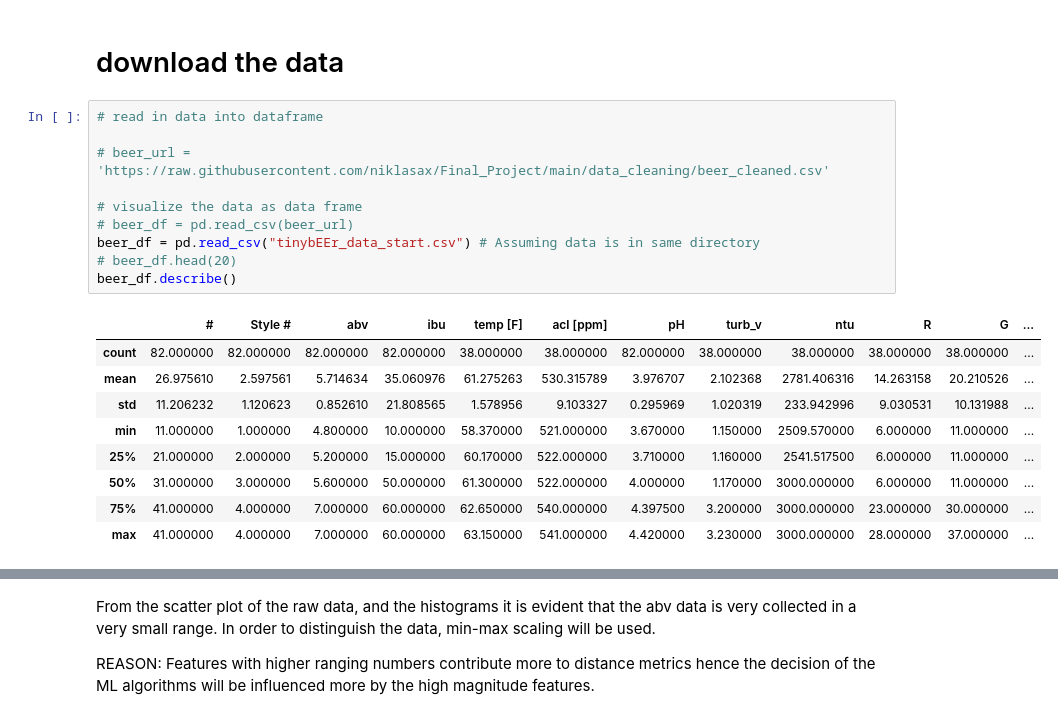
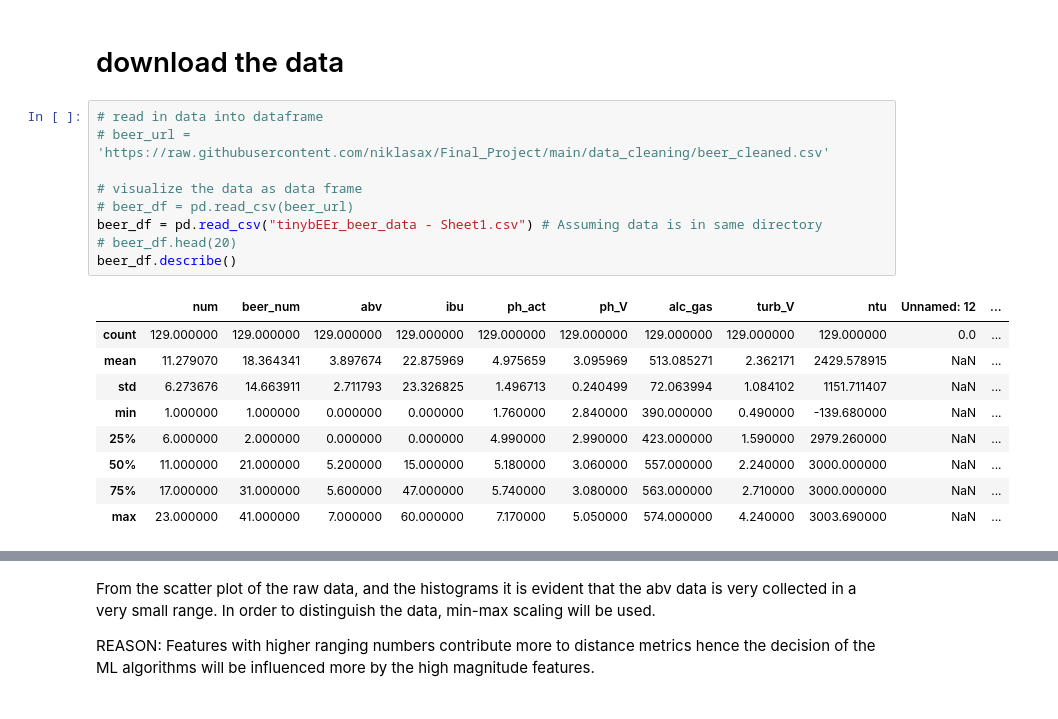
Before and after one commit to aureliusbd/tinybEEr, a Jupyter notebook: BeerModel.ipynb, the cells around one changed output, grey strips where cells are left out. Cells and saved outputs as stored; diff of their text form.

```diff
--- a/BeerModel.ipynb
+++ b/BeerModel.ipynb
@@ -25,23 +25,22 @@ from sklearn.datasets import make_blobs
 # download the data
 # %%
 # read in data into dataframe
-
 # beer_url = 'https://raw.githubusercontent.com/niklasax/Final_Project/main/data_cleaning/beer_cleaned.csv'
 
 # visualize the data as data frame
 # beer_df = pd.read_csv(beer_url)
-beer_df = pd.read_csv("tinybEEr_data_start.csv") # Assuming data is in same directory
+beer_df = pd.read_csv("tinybEEr_beer_data - Sheet1.csv") # Assuming data is in same directory
 # beer_df.head(20)
 beer_df.describe()
 # %% [output]
-|  | # | Style # | abv | ibu | temp [F] | acl [ppm] | pH | turb_v | ntu | R | G | ... |
-| count | 82.000000 | 82.000000 | 82.000000 | 82.000000 | 38.000000 | 38.000000 | 82.000000 | 38.000000 | 38.000000 | 38.000000 | 38.000000 | ... |
-| mean | 26.975610 | 2.597561 | 5.714634 | 35.060976 | 61.275263 | 530.315789 | 3.976707 | 2.102368 | 2781.406316 | 14.263158 | 20.210526 | ... |
-| std | 11.206232 | 1.120623 | 0.852610 | 21.808565 | 1.578956 | 9.103327 | 0.295969 | 1.020319 | 233.942996 | 9.030531 | 10.131988 | ... |
-| min | 11.000000 | 1.000000 | 4.800000 | 10.000000 | 58.370000 | 521.000000 | 3.670000 | 1.150000 | 2509.570000 | 6.000000 | 11.000000 | ... |
-| 25% | 21.000000 | 2.000000 | 5.200000 | 15.000000 | 60.170000 | 522.000000 | 3.710000 | 1.160000 | 2541.517500 | 6.000000 | 11.000000 | ... |
-| 50% | 31.000000 | 3.000000 | 5.600000 | 50.000000 | 61.300000 | 522.000000 | 4.000000 | 1.170000 | 3000.000000 | 6.000000 | 11.000000 | ... |
-| 75% | 41.000000 | 4.000000 | 7.000000 | 60.000000 | 62.650000 | 540.000000 | 4.397500 | 3.200000 | 3000.000000 | 23.000000 | 30.000000 | ... |
-| max | 41.000000 | 4.000000 | 7.000000 | 60.000000 | 63.150000 | 541.000000 | 4.420000 | 3.230000 | 3000.000000 | 28.000000 | 37.000000 | ... |
+|  | num | beer_num | abv | ibu | ph_act | ph_V | alc_gas | turb_V | ntu | Unnamed: 12 | ... |
+| count | 129.000000 | 129.000000 | 129.000000 | 129.000000 | 129.000000 | 129.000000 | 129.000000 | 129.000000 | 129.000000 | 0.0 | ... |
+| mean | 11.279070 | 18.364341 | 3.897674 | 22.875969 | 4.975659 | 3.095969 | 513.085271 | 2.362171 | 2429.578915 | NaN | ... |
+| std | 6.273676 | 14.663911 | 2.711793 | 23.326825 | 1.496713 | 0.240499 | 72.063994 | 1.084102 | 1151.711407 | NaN | ... |
+| min | 1.000000 | 1.000000 | 0.000000 | 0.000000 | 1.760000 | 2.840000 | 390.000000 | 0.490000 | -139.680000 | NaN | ... |
+| 25% | 6.000000 | 2.000000 | 0.000000 | 0.000000 | 4.990000 | 2.990000 | 423.000000 | 1.590000 | 2979.260000 | NaN | ... |
+| 50% | 11.000000 | 21.000000 | 5.200000 | 15.000000 | 5.180000 | 3.060000 | 557.000000 | 2.240000 | 3000.000000 | NaN | ... |
+| 75% | 17.000000 | 31.000000 | 5.600000 | 47.000000 | 5.740000 | 3.080000 | 563.000000 | 2.710000 | 3000.000000 | NaN | ... |
+| max | 23.000000 | 41.000000 | 7.000000 | 60.000000 | 7.170000 | 5.050000 | 574.000000 | 4.240000 | 3003.690000 | NaN | ... |
 # %%
 # unique_beer_name = beer_df.style_group.unique()
```
Also changed, not shown: parts of 15 cells of this notebook.
